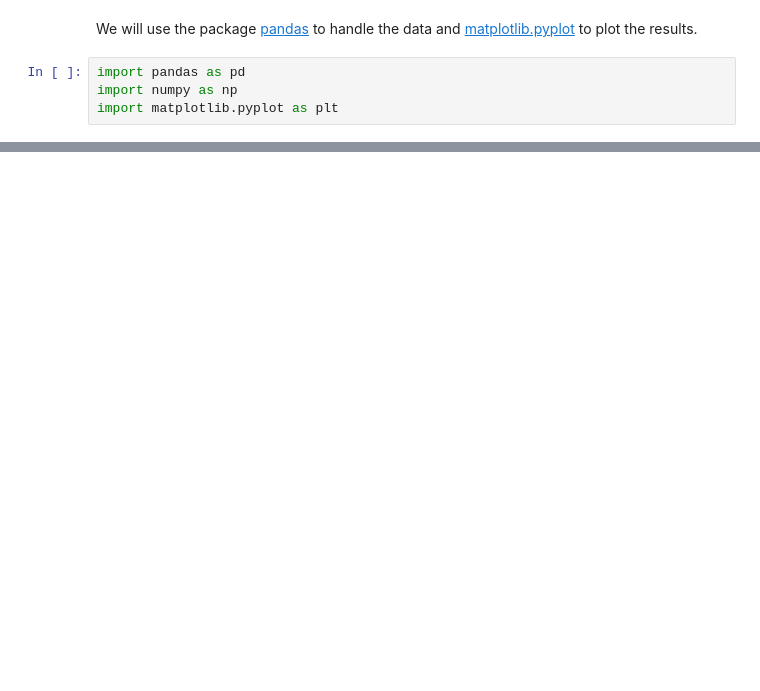
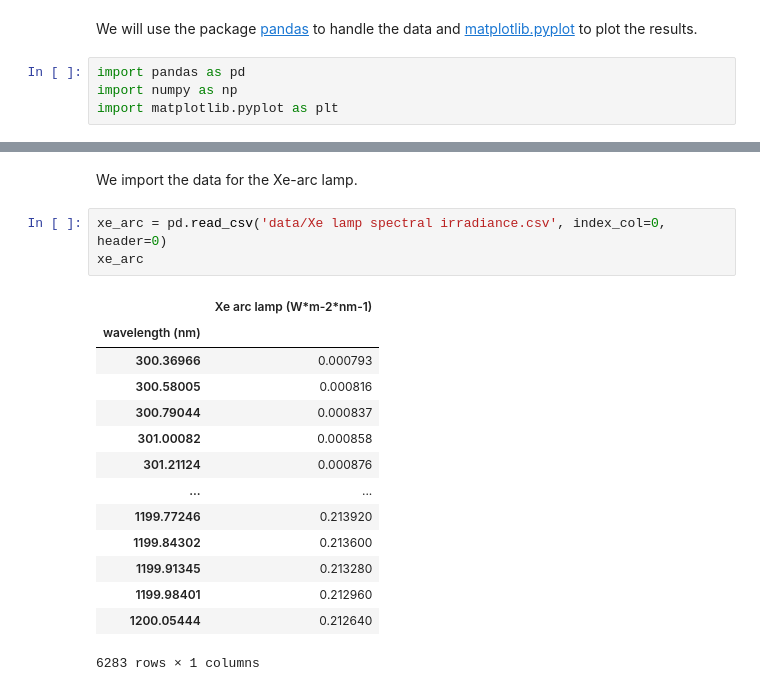
Before and after one commit to martavp/pv-textbook, a Jupyter notebook: Problems/Chapter_12/Problem12.07.ipynb, the cells around one changed output, grey strips where cells are left out. Drawn from its saved outputs; the diff is of its cells as text; blank space fills up the shorter version.

```diff
--- a/Problems/Chapter_12/Problem12.07.ipynb
+++ b/Problems/Chapter_12/Problem12.07.ipynb
@@ -116,0 +40,20 @@ Diffuse component ratio is 0.243
+# %% [markdown]
+We import the data for the Xe-arc lamp.
+# %%
+xe_arc = pd.read_csv('data/Xe lamp spectral irradiance.csv', index_col=0, header=0)
+xe_arc
+# %% [output]
+|  | Xe arc lamp (W*m-2*nm-1) |
+| wavelength (nm) |  |
+| 300.36966 | 0.000793 |
+| 300.58005 | 0.000816 |
+| 300.79044 | 0.000837 |
+| 301.00082 | 0.000858 |
+| 301.21124 | 0.000876 |
+| ... | ... |
+| 1199.77246 | 0.213920 |
+| 1199.84302 | 0.213600 |
+| 1199.91345 | 0.213280 |
+| 1199.98401 | 0.212960 |
+| 1200.05444 | 0.212640 |
+6283 rows × 1 columns
```
Also changed, not shown: parts of 40 cells of this notebook, 1 other file.
